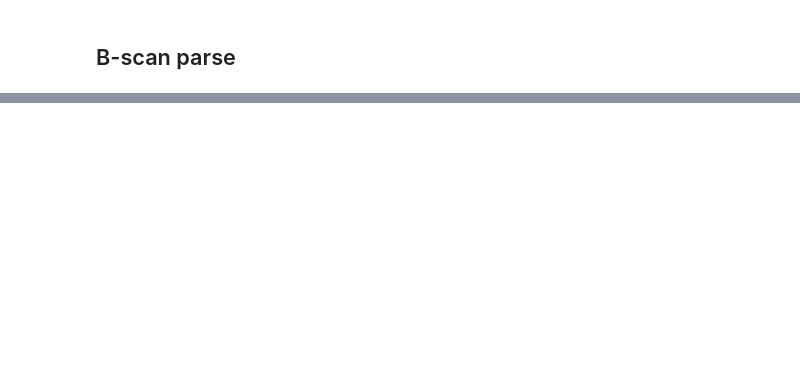
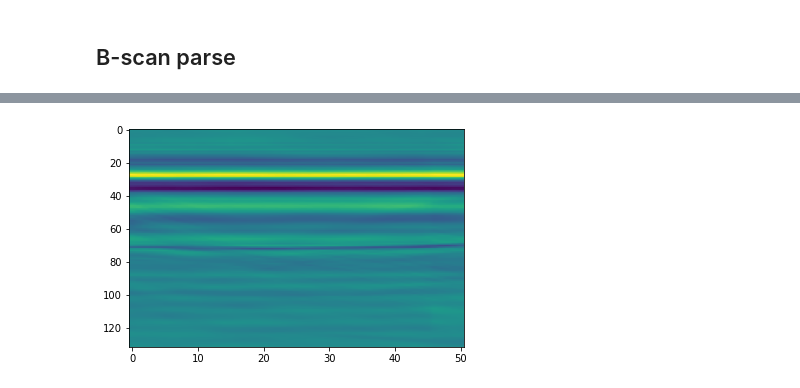
Before and after one commit to lnadi17/znd-remote-controller, a Jupyter notebook: scan-visualize.ipynb, the cells around one changed output, grey strips where cells are left out. Cells and saved outputs as stored; diff of their text form; code cells hidden in the pictures; blank space fills up the shorter version.

```diff
--- a/scan-visualize.ipynb
+++ b/scan-visualize.ipynb
@@ -144,4 +161,6 @@ def draw_image(scan, cmap=None, aspect='auto'):
 # %%
-plot = np.apply_along_axis(np.fft.irfft, 1, np.array(b_scan)[:, 0:800:15])
+plot = np.apply_along_axis(np.fft.irfft, 1, np.array(b_scan)[:, ::15])
 draw_image(plot)
+# %% [output]
+[figure, added]
 # %%
```
Also changed, not shown: parts of 31 cells of this notebook, 10 other files.
